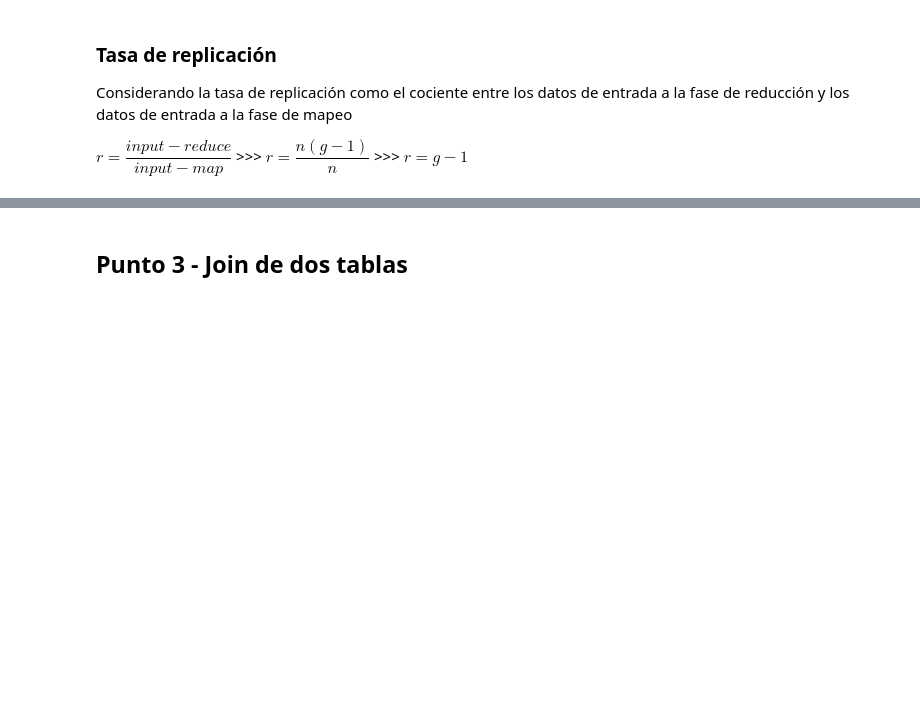
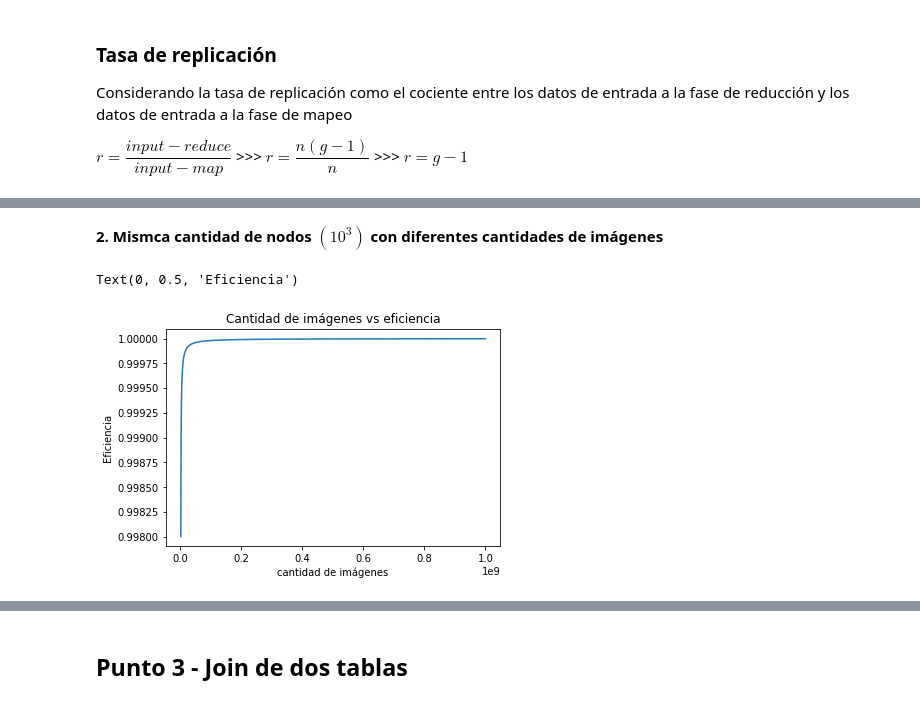
Before and after one commit to juanArias8/big-data-examples, a Jupyter notebook: taller1.ipynb, the cells around one changed output, grey strips where cells are left out. Saved outputs shown, nothing was run; the diff lists cells and outputs as text; code cells hidden in the pictures; blank space fills up the shorter version.

```diff
--- a/taller1.ipynb
+++ b/taller1.ipynb
@@ -107,0 +119,13 @@ plt.plot(nodes_amount, efficiency)
+# %% [markdown]
+**2. Mismca cantidad de nodos $(10^3)$ con diferentes cantidades de imágenes**
+# %%
+nodes = 1000
+efficiency = [calculate_efficience(images, nodes) for images in images_amount]
+
+plt.plot(images_amount, efficiency)
+plt.title('Cantidad de imágenes vs eficiencia')
+plt.xlabel('cantidad de imágenes')
+plt.ylabel('Eficiencia')
+# %% [output]
+Text(0, 0.5, 'Eficiencia')
+[figure, added]
```
Also changed, not shown: parts of 16 cells of this notebook, 1 other file.
